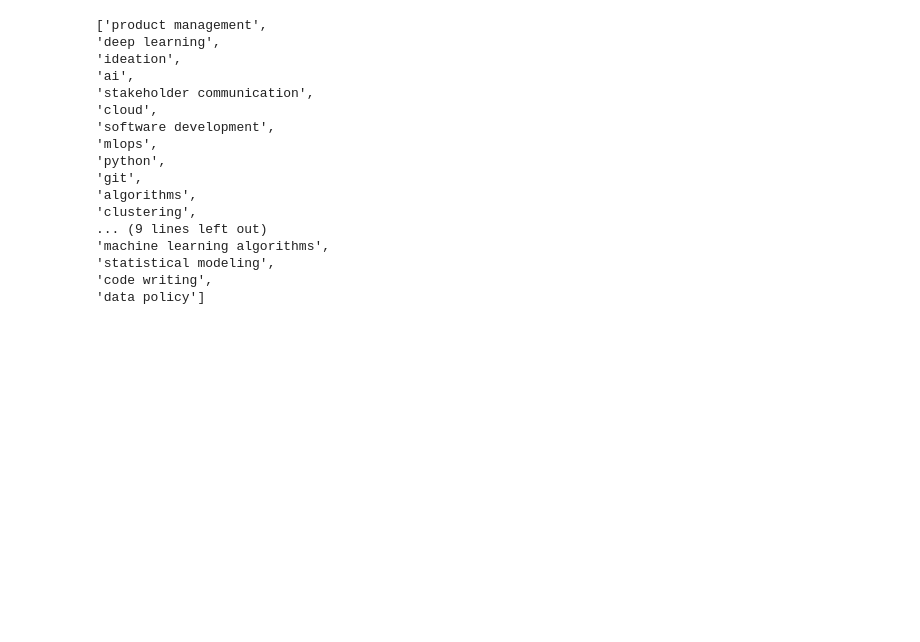
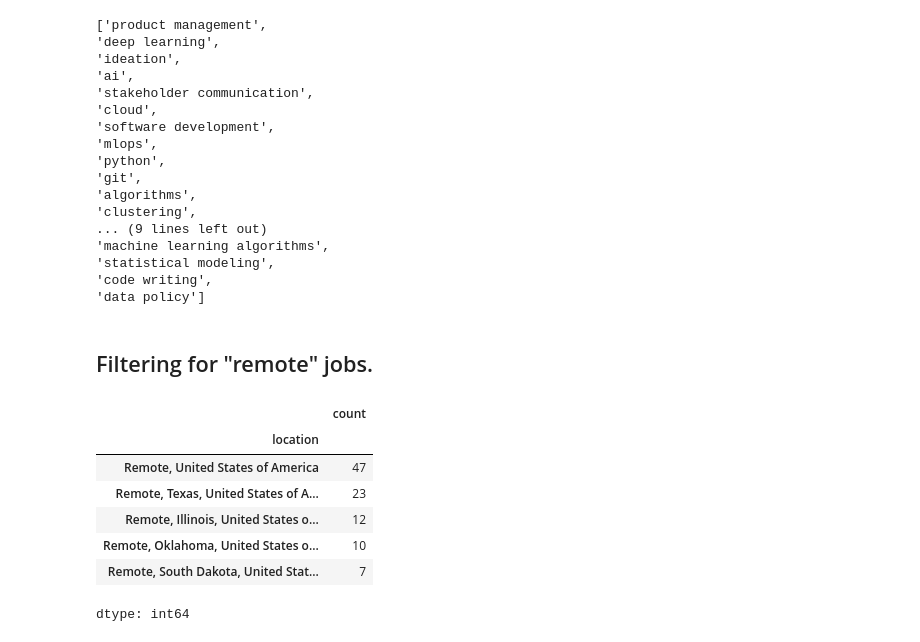
Before and after one commit to blwhiten/hello_world, a Jupyter notebook: quickstarts/Get_started.ipynb, the cells around one changed output. Saved outputs shown, nothing was run; the diff lists cells and outputs as text; code cells hidden in the pictures; blank space fills up the shorter version.

```diff
--- a/quickstarts/Get_started.ipynb
+++ b/quickstarts/Get_started.ipynb
@@ -1694,3 +1755,17 @@ for skills in all_ge_jobs_df[all_ge_jobs_df["title"].str.contains("AI Technical
 'statistical modeling',
 'code writing',
 'data policy']
+# %% [markdown]
+## Filtering for "remote" jobs.
+# %%
+remote_us_jobs = all_ge_jobs_df[all_ge_jobs_df["location"].str.contains("Remote") & all_ge_jobs_df["location"].str.contains("United States")]
+remote_us_jobs.value_counts("location")[:5]
+# %% [output]
+|  | count |
+| location |  |
+| Remote, United States of America | 47 |
+| Remote, Texas, United States of A... | 23 |
+| Remote, Illinois, United States o... | 12 |
+| Remote, Oklahoma, United States o... | 10 |
+| Remote, South Dakota, United Stat... | 7 |
+dtype: int64
```
Also changed, not shown: parts of 12 cells of this notebook.
